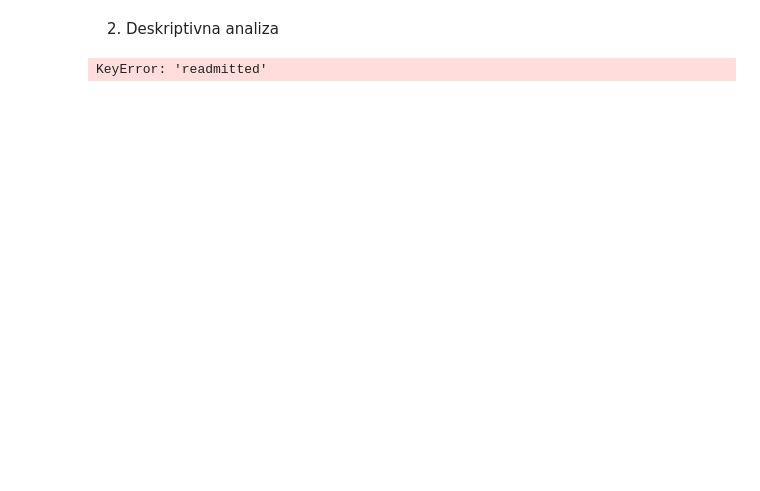
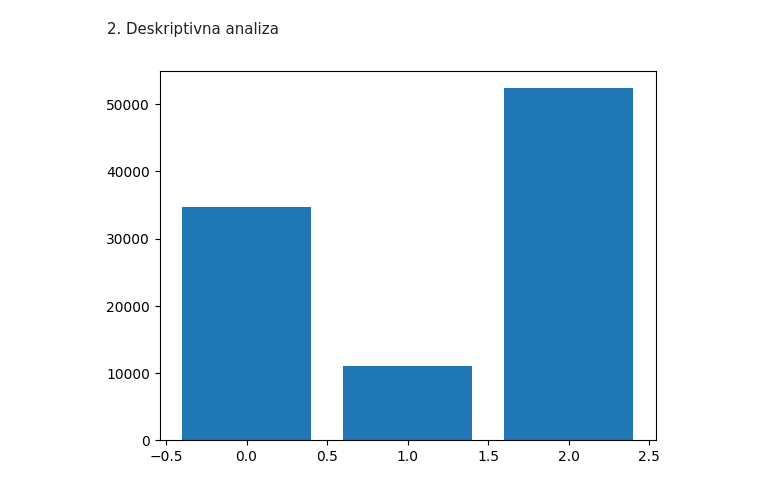
Before and after one commit to mjovanovic9999/ML, a Jupyter notebook: I/notebook/main.ipynb, the cells around one changed output. Saved outputs shown, nothing was run; the diff lists cells and outputs as text; code cells hidden in the pictures; blank space fills up the shorter version.

```diff
--- a/I/notebook/main.ipynb
+++ b/I/notebook/main.ipynb
@@ -430,15 +437,15 @@ dataframe_onehot.head()
 2.   Deskriptivna analiza
 # %%
 # names for categories
-x = dataframe['readmitted'].unique()
+x = dataframe_onehot['readmitted'].unique()
 # quantities for each category
-y = dataframe['readmitted'].value_counts()
+y = dataframe_onehot['readmitted'].value_counts()
 # create bar chart
 plt.bar(x, y)
 # show line plot
 plt.show()
 # %% [output]
-KeyError: 'readmitted'
+[figure, added]
 # %%
 def feature_importance(df):
     target = 'readmitted'
```
Also changed, not shown: parts of 12 cells of this notebook.
